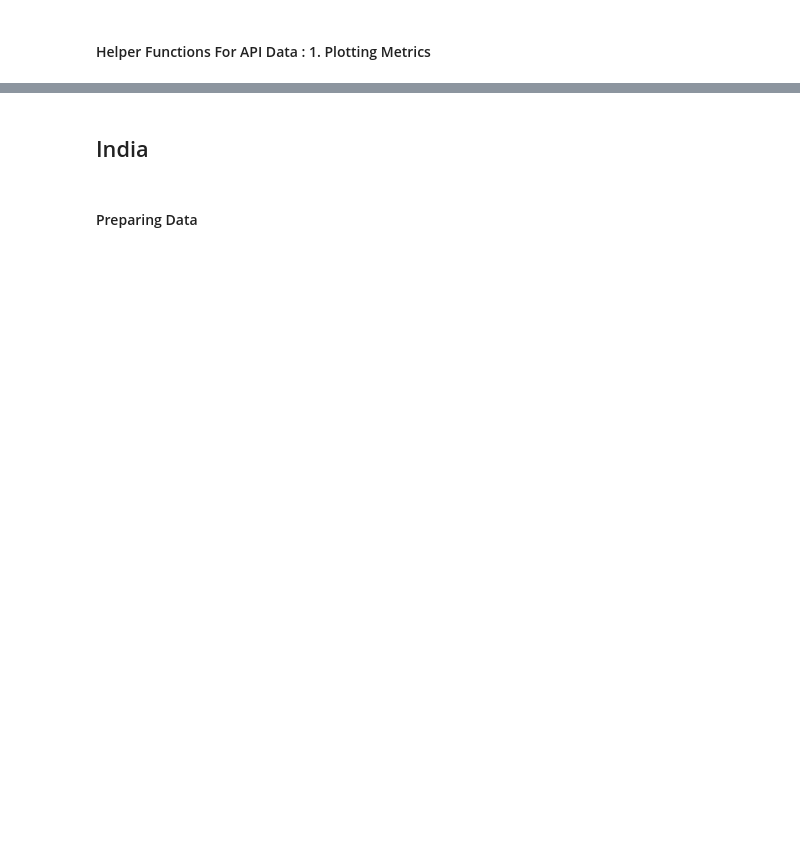
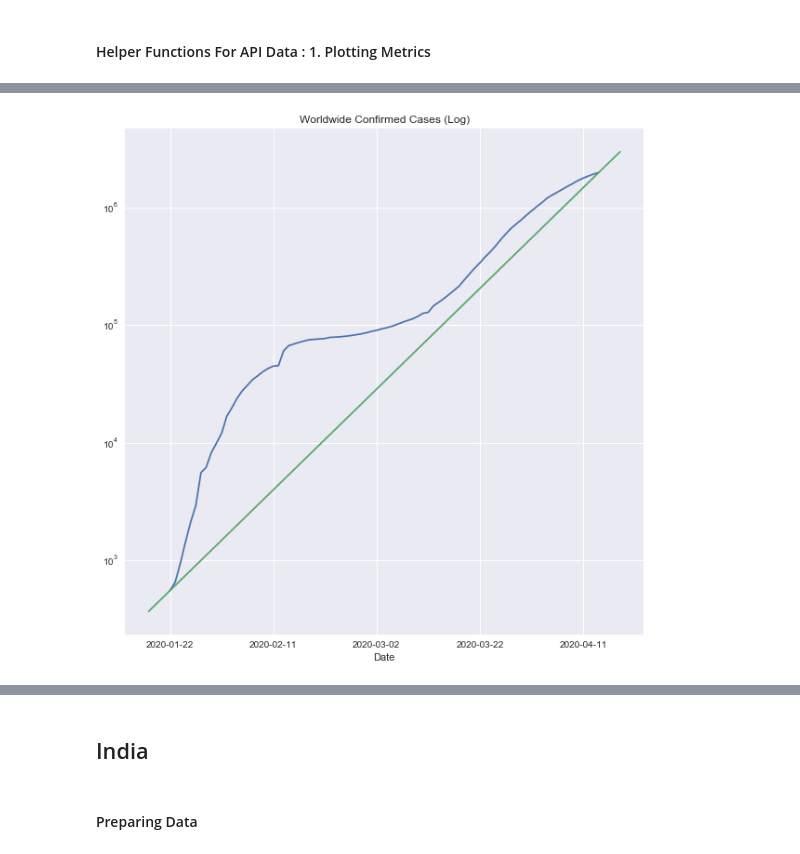
Before and after one commit to DnanaDev/Covid19-India-Analysis-and-Forecasting, a Jupyter notebook: COVID19_India_Analysis_Forecasting..ipynb, the cells around one changed output, grey strips where cells are left out. Drawn from its saved outputs; the diff is of its cells as text; code cells hidden in the pictures; blank space fills up the shorter version.

```diff
--- a/COVID19_India_Analysis_Forecasting..ipynb
+++ b/COVID19_India_Analysis_Forecasting..ipynb
@@ -137,0 +194,7 @@ def plot_daily(df, columns, save = False):
+# %%
+world_cases.plot(figsize = (10,10), title = 'Worldwide Confirmed Cases (Log)', grid = True, logy = True)
+ax = plt.gca()
+plt.plot([ax.get_xlim()[0],ax.get_xlim()[1]],[ax.get_ylim()[0],ax.get_ylim()[1]])
+plt.show()
+# %% [output]
+[figure, added]
```
Also changed, not shown: parts of 52 cells of this notebook, 11 other files.
